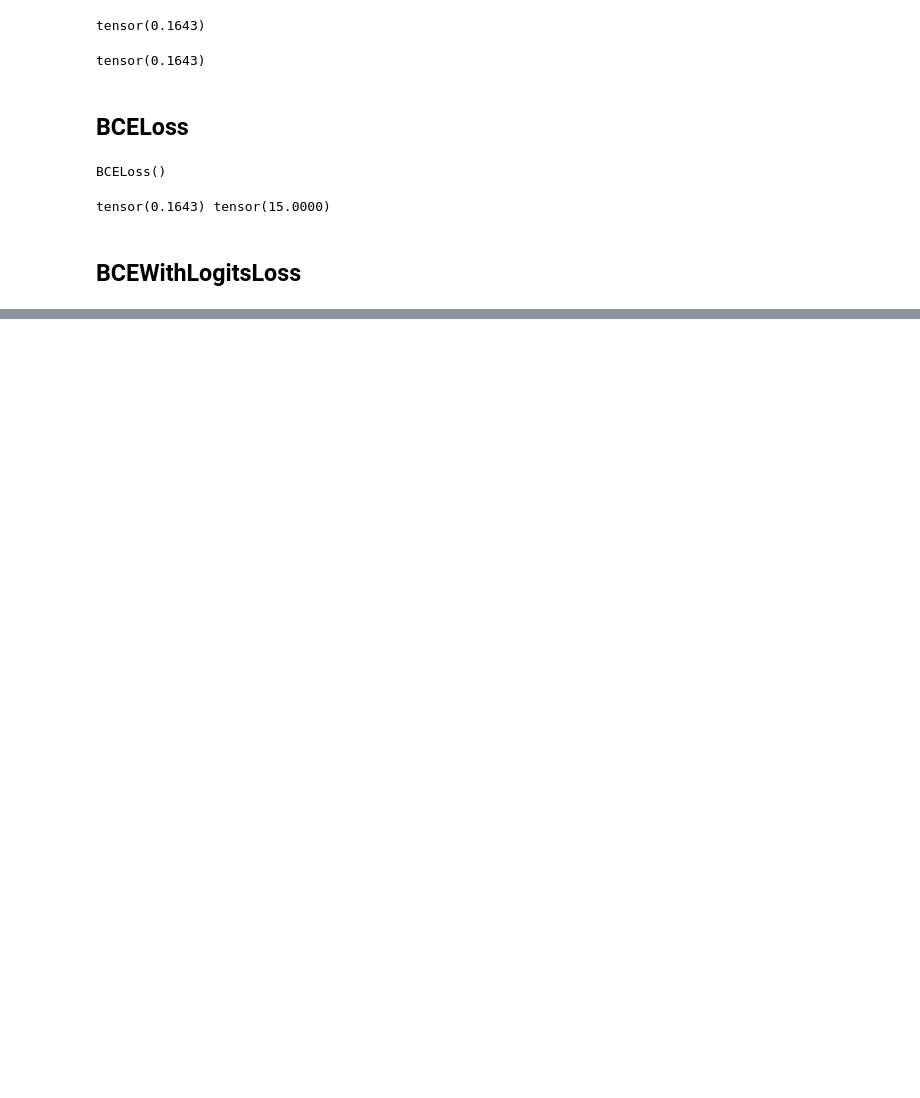
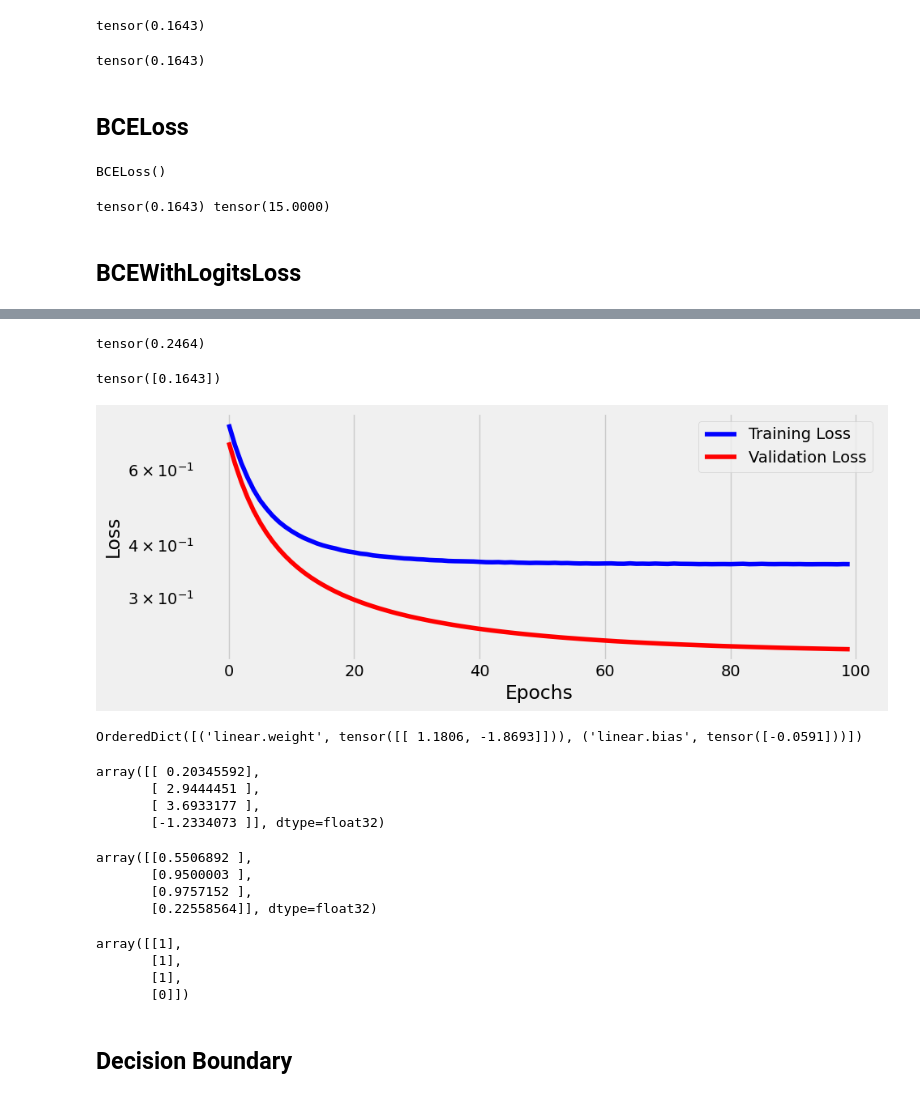
Before and after one commit to Hovohoangduy/pytorch-step-by-step, a Jupyter notebook: chapter03.ipynb, the cells around one changed output, grey strips where cells are left out. Cells and saved outputs as stored; diff of their text form; code cells hidden in the pictures; blank space fills up the shorter version.

```diff
--- a/chapter03.ipynb
+++ b/chapter03.ipynb
@@ -221,0 +253,64 @@ tensor(0.1643) tensor(15.0000)
+# %%
+loss = loss_fn_imb(dummy_imb_logits, dummy_imb_labels)
+loss
+# %% [output]
+tensor(0.2464)
+# %%
+loss_fn_imb_sum = nn.BCEWithLogitsLoss(
+    reduction='sum',
+    pos_weight=pos_weight
+)
+loss = loss_fn_imb_sum(dummy_imb_logits, dummy_imb_labels)
+loss = loss / (pos_weight * n_pos + n_neg)
+loss
+# %% [output]
+tensor([0.1643])
+# %%
+# model congiguration
+lr = 0.1
+torch.manual_seed(42)
+model = nn.Sequential()
+model.add_module('linear', nn.Linear(2, 1))
+optimizer = optim.SGD(model.parameters(), lr=lr)
+loss_fn = nn.BCEWithLogitsLoss()
+# %%
+# model training
+n_epochs = 100
+
+sbs = StepByStep(model, loss_fn, optimizer)
+sbs.set_loaders(train_loader, val_loader)
+sbs.train(n_epochs)
+# %%
+fig = sbs.plot_losses()
+# %% [output]
+[figure, added]
+# %%
+print(model.state_dict())
+# %% [output]
+OrderedDict([('linear.weight', tensor([[ 1.1806, -1.8693]])), ('linear.bias', tensor([-0.0591]))])
+# %%
+predictions = sbs.predict(x_train_tensor[:4])
+predictions
+# %% [output]
+array([[ 0.20345592],
+       [ 2.9444451 ],
+       [ 3.6933177 ],
+       [-1.2334073 ]], dtype=float32)
+# %%
+probabilities = sigmoid(predictions)
+probabilities
+# %% [output]
+array([[0.5506892 ],
+       [0.9500003 ],
+       [0.9757152 ],
+       [0.22558564]], dtype=float32)
+# %%
+classes = (predictions >= 0).astype(int)
+classes
+# %% [output]
+array([[1],
+       [1],
+       [1],
+       [0]])
+# %% [markdown]
+## Decision Boundary
```
Also changed, not shown: parts of 8 cells of this notebook.
